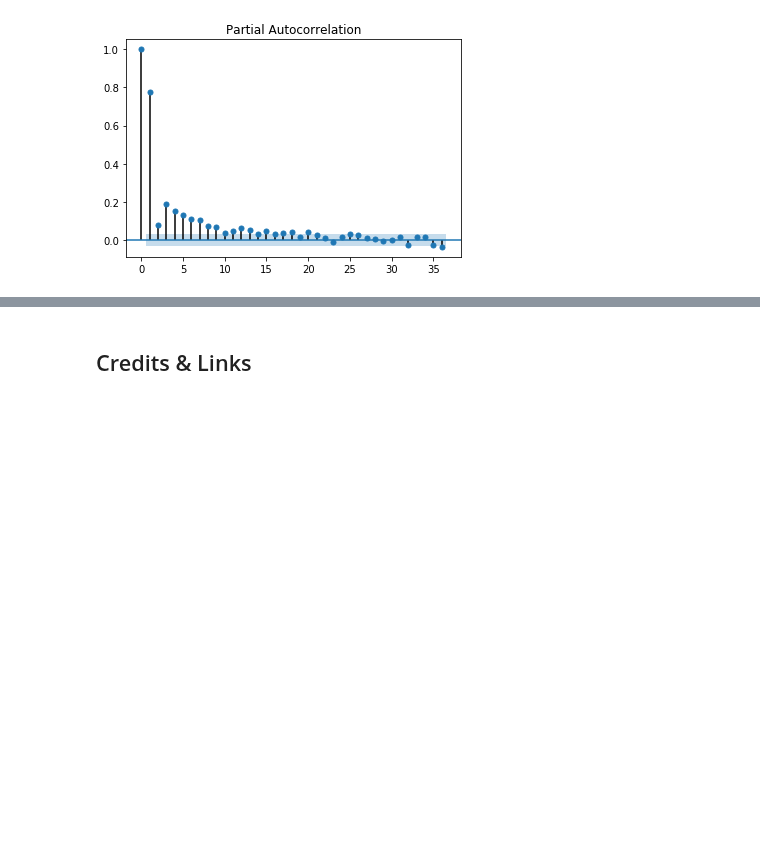
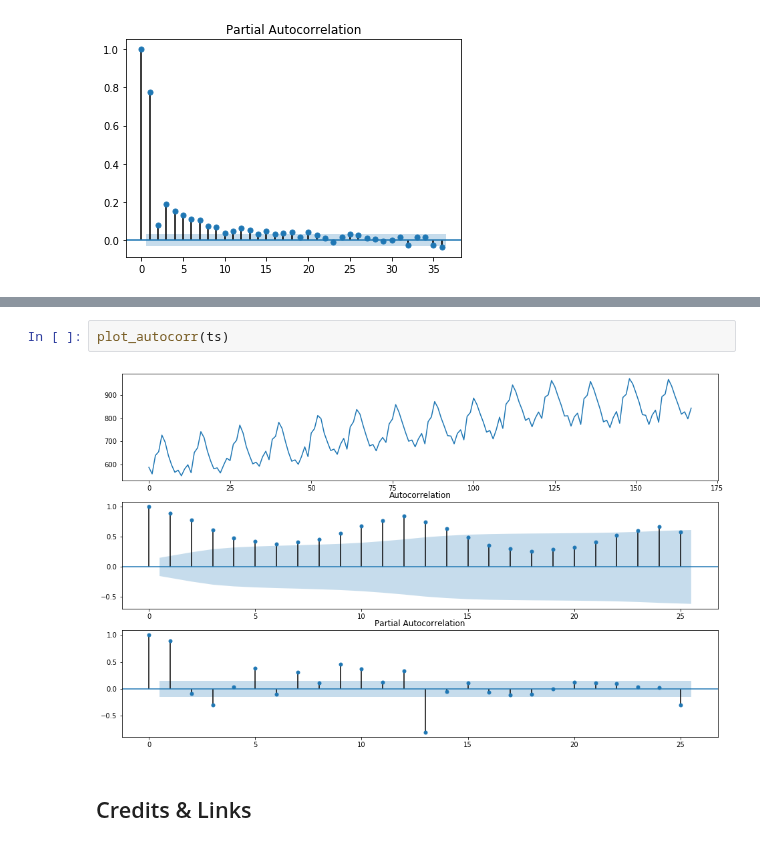
Before and after one commit to miltonluaces/ds_topics, a Jupyter notebook: 20_time_series_analysis/ts_autocorrelation.ipynb, the cells around one changed output, grey strips where cells are left out. Saved outputs shown, nothing was run; the diff lists cells and outputs as text; blank space fills up the shorter version.

```diff
--- a/20_time_series_analysis/ts_autocorrelation.ipynb
+++ b/20_time_series_analysis/ts_autocorrelation.ipynb
@@ -29,3 +44,7 @@ plt.show()
+# %%
+plot_autocorr(ts)
+# %% [output]
+[figure, added]
 # %% [markdown]
 ## Credits & Links
 # %% [markdown]
```
Also changed, not shown: parts of 4 cells of this notebook, 9 other files.
